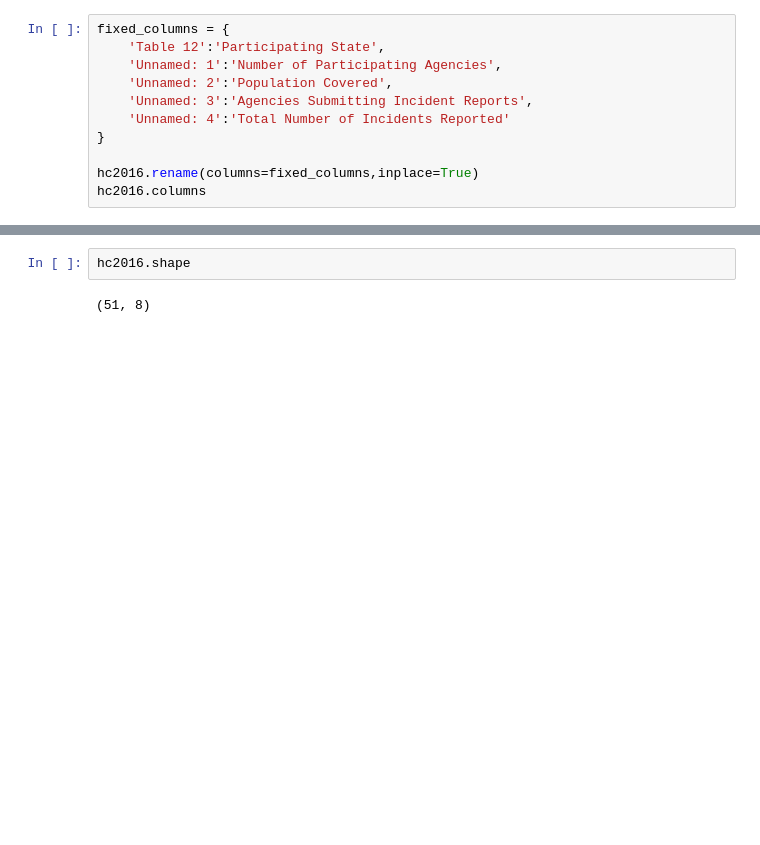
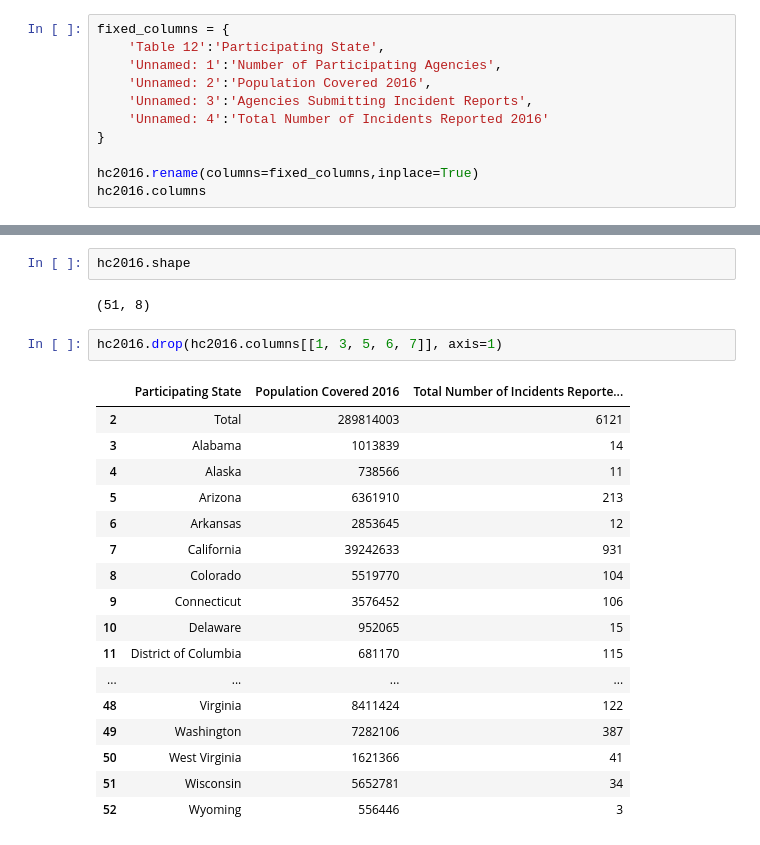
Before and after one commit to jaiduncan/HateCrimeStatistics2020, a Jupyter notebook: HateCrimes.ipynb, the cells around one changed output, grey strips where cells are left out. Drawn from its saved outputs; the diff is of its cells as text; blank space fills up the shorter version.

```diff
--- a/HateCrimes.ipynb
+++ b/HateCrimes.ipynb
@@ -84,9 +84,9 @@ Index(['Table 12', 'Unnamed: 1', 'Unnamed: 2', 'Unnamed: 3', 'Unnamed: 4',
 fixed_columns = {
     'Table 12':'Participating State',
     'Unnamed: 1':'Number of Participating Agencies',
-    'Unnamed: 2':'Population Covered',
+    'Unnamed: 2':'Population Covered 2016',
     'Unnamed: 3':'Agencies Submitting Incident Reports',
-    'Unnamed: 4':'Total Number of Incidents Reported'
+    'Unnamed: 4':'Total Number of Incidents Reported 2016'
 }
 
 hc2016.rename(columns=fixed_columns,inplace=True)
@@ -129,3 +118,23 @@ hc2016.head()
 hc2016.shape
 # %% [output]
 (51, 8)
+# %%
+hc2016.drop(hc2016.columns[[1, 3, 5, 6, 7]], axis=1)
+# %% [output]
+|  | Participating State | Population Covered 2016 | Total Number of Incidents Reporte... |
+| 2 | Total | 289814003 | 6121 |
+| 3 | Alabama | 1013839 | 14 |
+| 4 | Alaska | 738566 | 11 |
+| 5 | Arizona | 6361910 | 213 |
+| 6 | Arkansas | 2853645 | 12 |
+| 7 | California | 39242633 | 931 |
+| 8 | Colorado | 5519770 | 104 |
+| 9 | Connecticut | 3576452 | 106 |
+| 10 | Delaware | 952065 | 15 |
+| 11 | District of Columbia | 681170 | 115 |
+| ... | ... | ... | ... |
+| 48 | Virginia | 8411424 | 122 |
+| 49 | Washington | 7282106 | 387 |
+| 50 | West Virginia | 1621366 | 41 |
+| 51 | Wisconsin | 5652781 | 34 |
+| 52 | Wyoming | 556446 | 3 |
```
Also changed, not shown: parts of 15 cells of this notebook.
